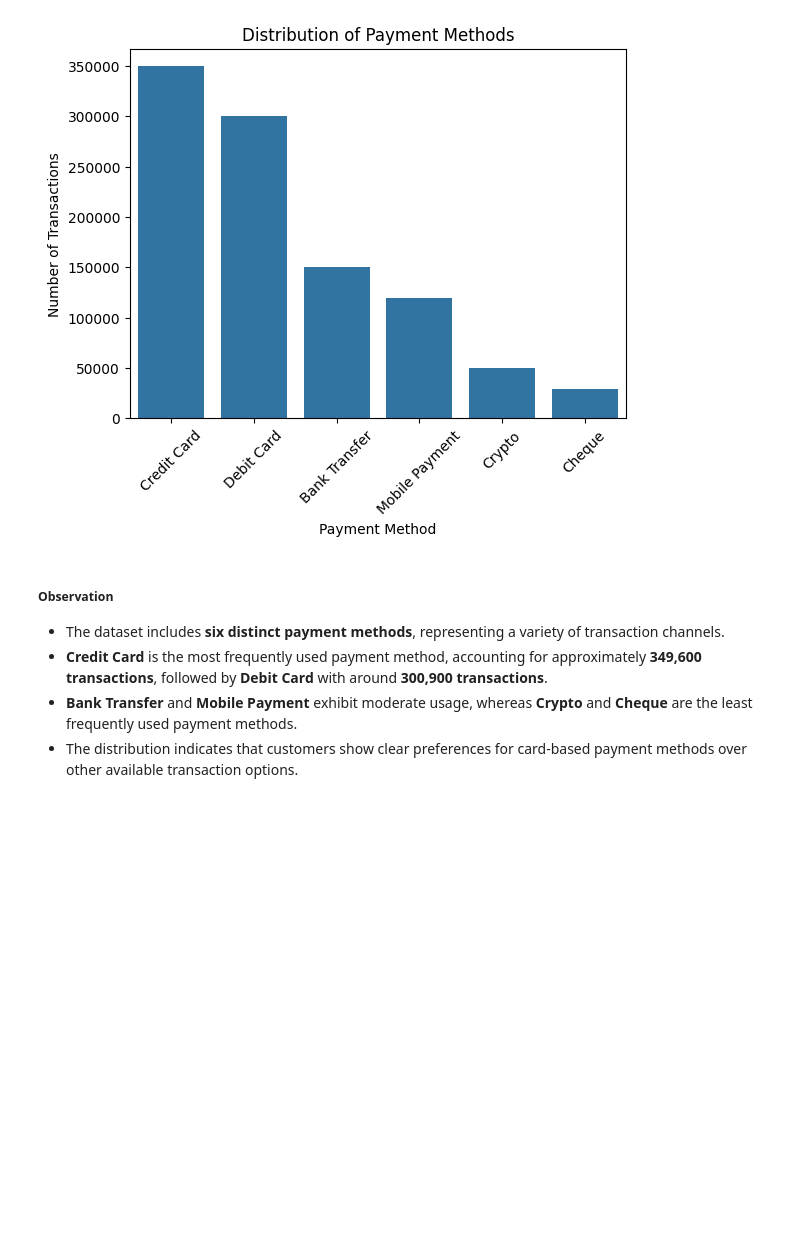
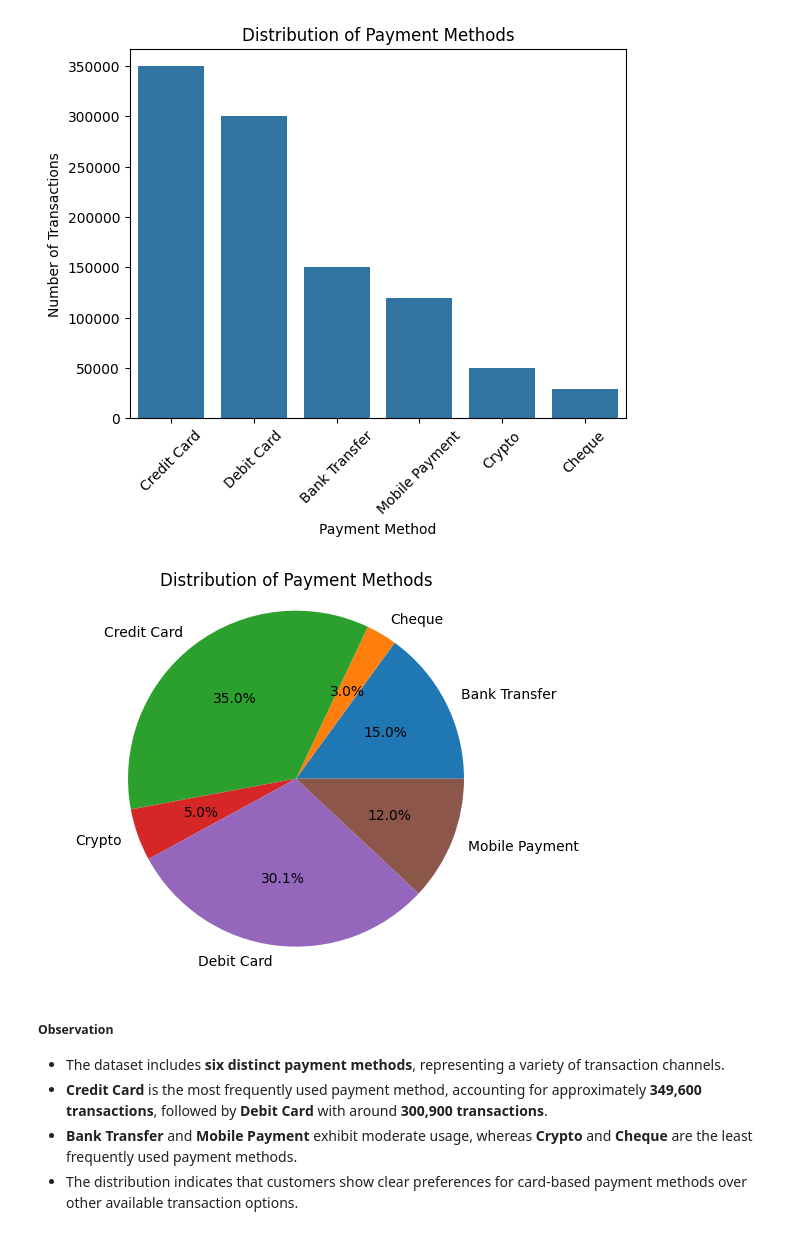
Before and after one commit to abhi-saurav-saroya/bank-fraud-eda, a Jupyter notebook: notebooks/02_exploratory_data_analysis.ipynb, the cells around one changed output. Cells and saved outputs as stored; diff of their text form; code cells hidden in the pictures; blank space fills up the shorter version.

```diff
--- a/notebooks/02_exploratory_data_analysis.ipynb
+++ b/notebooks/02_exploratory_data_analysis.ipynb
@@ -930,6 +930,20 @@ plt.xticks(rotation=45)
 plt.show()
 # %% [output]
 [figure]
+# %%
+plt.pie(
+    df["payment_method"].value_counts().sort_index(),
+    labels=["Bank Transfer", "Cheque", "Credit Card", "Crypto", "Debit Card", "Mobile Payment"],
+    autopct="%1.1f%%",
+)
+
+plt.title("Distribution of Payment Methods")
+
+plt.axis("equal")
+
+plt.show()
+# %% [output]
+[figure, added]
 # %% [markdown]
 ##### Observation
 
```
Also changed, not shown: parts of 8 cells of this notebook.
